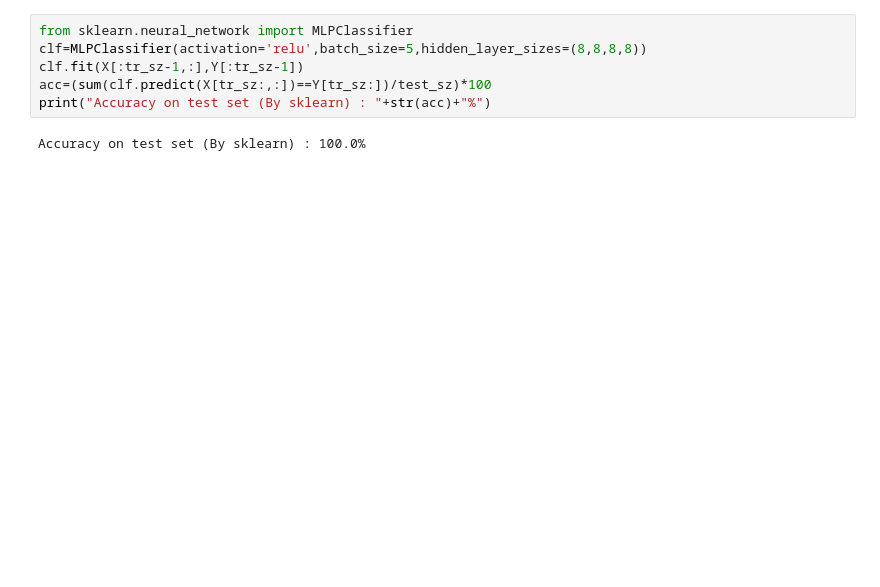
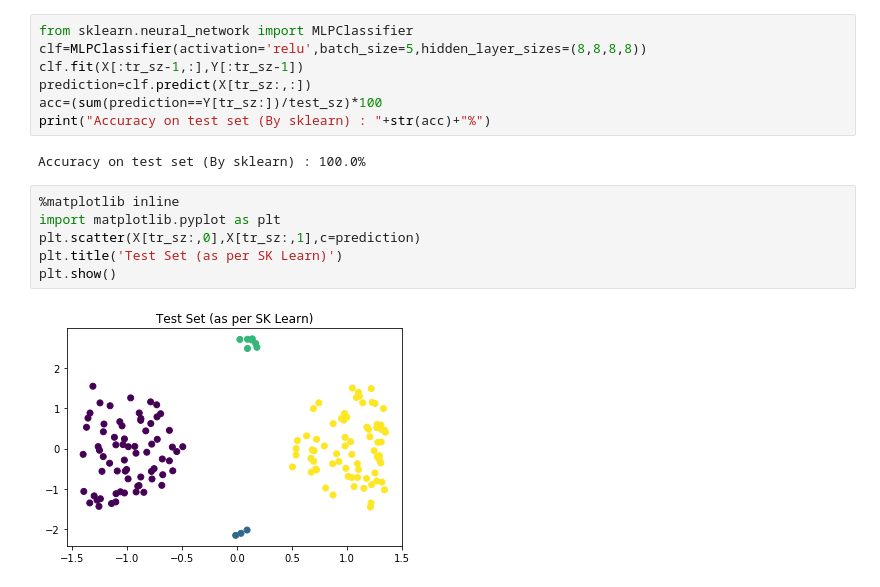
Before and after one commit to cjchirag7/My-ML-Library, a Jupyter notebook: Implement_NNClassifier-Mini_Gradient_Descent.ipynb, the cells around one changed output. Drawn from its saved outputs; the diff is of its cells as text; blank space fills up the shorter version.

```diff
--- a/Implement_NNClassifier-Mini_Gradient_Descent.ipynb
+++ b/Implement_NNClassifier-Mini_Gradient_Descent.ipynb
@@ -51,7 +51,16 @@ Bias: [ 0.26727567 -0.31710747 -0.22606125  0.44462727]
 from sklearn.neural_network import MLPClassifier
 clf=MLPClassifier(activation='relu',batch_size=5,hidden_layer_sizes=(8,8,8,8))
 clf.fit(X[:tr_sz-1,:],Y[:tr_sz-1])
-acc=(sum(clf.predict(X[tr_sz:,:])==Y[tr_sz:])/test_sz)*100
+prediction=clf.predict(X[tr_sz:,:])
+acc=(sum(prediction==Y[tr_sz:])/test_sz)*100
 print("Accuracy on test set (By sklearn) : "+str(acc)+"%")
 # %% [output]
 Accuracy on test set (By sklearn) : 100.0%
+# %%
+%matplotlib inline
+import matplotlib.pyplot as plt
+plt.scatter(X[tr_sz:,0],X[tr_sz:,1],c=prediction)
+plt.title('Test Set (as per SK Learn)')
+plt.show()
+# %% [output]
+[figure, added]
```
Also changed, not shown: parts of 3 cells of this notebook, 2 other files.
